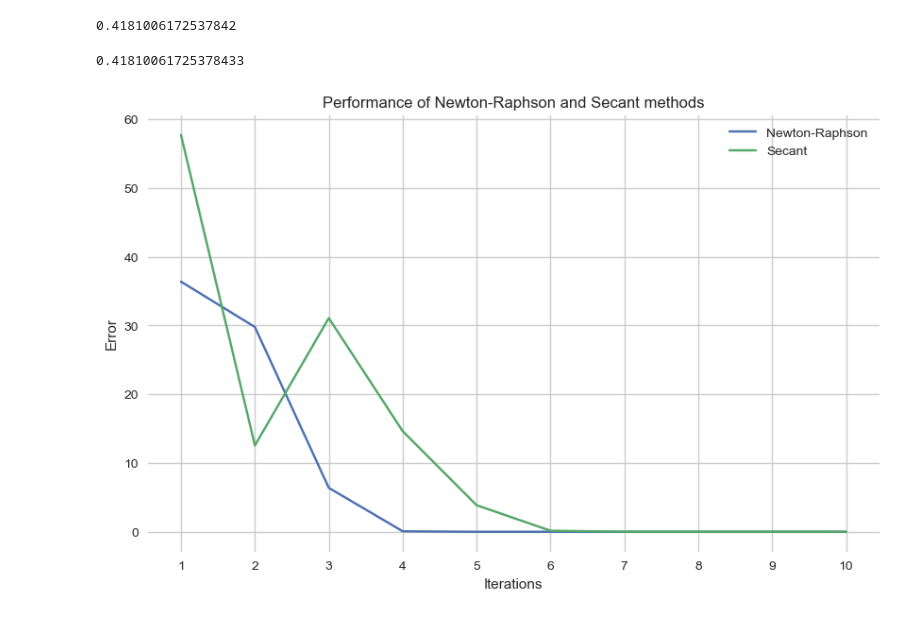
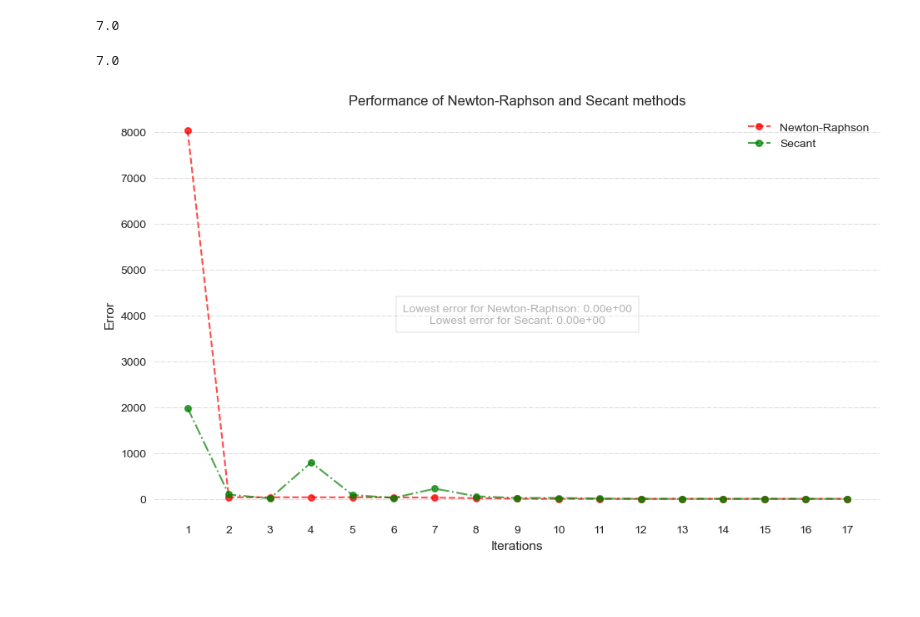
Before and after one commit to elskow/SainsKomputasi, a Jupyter notebook: Tugas2_Iterasi/comparasion_newton-secant.ipynb, the cells around one changed output. Cells and saved outputs as stored; diff of their text form; code cells hidden in the pictures; blank space fills up the shorter version.

Commit message:
[project 2] make a better plot and greater eq 😋😋

```diff
--- a/Tugas2_Iterasi/comparasion_newton-secant.ipynb
+++ b/Tugas2_Iterasi/comparasion_newton-secant.ipynb
@@ -5,7 +5,7 @@ import secant as sc
 import matplotlib.pyplot as plt
 import seaborn as sns
 # %%
-fun = "5*x**3 - 5*x**2 + 6*x - 2"
+fun = "10*x**3 + 5*x**2 + 6*x - 3717"
 # %%
 init_x1 = 1
 init_x2 = 2
@@ -14,33 +12,48 @@ _n_iter = 10
+# %%
+_n_iter = 17
 # %%
 newton = nr.NewtonRaphson(fun, init_x1)
 secant = sc.Secant(fun, init_x1, init_x2)
 # %%
 newton.solve(_n_iter)
 # %% [output]
-0.4181006172537842
+7.0
 # %%
 secant.solve(_n_iter)
 # %% [output]
-0.41810061725378433
+7.0
 # %%
 history_newton = newton.get_iterations()
 history_secant = secant.get_iterations()
 # %%
 error_newton = [history_newton[i]["error"] for i in range(1, len(history_newton) + 1)]
 error_secant = [history_secant[i]["error"] for i in range(1, len(history_secant) + 1)]
 
 plt.style.use("seaborn")
-sns.set_style("whitegrid")
+sns.set_style("white")
 
 fig, ax = plt.subplots(figsize=(10, 6))
-ax.plot(error_newton, label="Newton-Raphson")
-ax.plot(error_secant, label="Secant")
+ax.plot(error_newton, color="red", label="Newton-Raphson", marker="o", linestyle="--", linewidth=1.5, markersize=5,
+        markerfacecolor="red", markeredgecolor="red", markeredgewidth=1.5, alpha=0.7, zorder=2, clip_on=False)
+ax.plot(error_secant, color="green", label="Secant", marker="o", linestyle="-.", linewidth=1.5, markersize=5,
+        markerfacecolor="green", markeredgecolor="green", markeredgewidth=1.5, alpha=0.7, zorder=2, clip_on=False)
 ax.set_xlabel("Iterations")
 ax.set_ylabel("Error")
 ax.set_xticks(range(0, _n_iter))
 ax.set_xticklabels(range(1, _n_iter + 1))
 ax.set_title("Performance of Newton-Raphson and Secant methods")
+ax.grid(color="grey", linestyle="-.", linewidth=0.5, alpha=0.4, zorder=1, clip_on=False, axis="y")
+
+lowest_error_newton = min(error_newton)
+lowest_error_secant = min(error_secant)
+
+plt.text(0.5, 0.5,
+         f"Lowest error for Newton-Raphson: {lowest_error_newton:.2e}\nLowest error for Secant: {lowest_error_secant:.2e}",
+         horizontalalignment="center", verticalalignment="center", transform=ax.transAxes, fontsize=10, color="black",
+         alpha=0.3, zorder=1, clip_on=False,
+         bbox=dict(boxstyle="square", facecolor="white", edgecolor="black", alpha=0.3, pad=0.6))
+
 ax.legend()
 plt.show()
 # %% [output]
-[figure, old version]
+[figure, new version]
```
Also changed, not shown: parts of 1 cell of this notebook, 4 other files.
